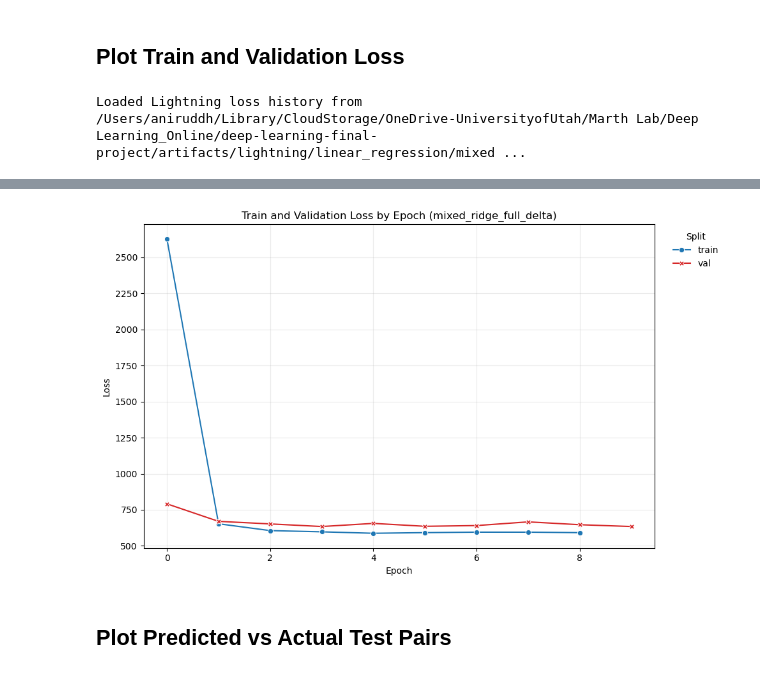
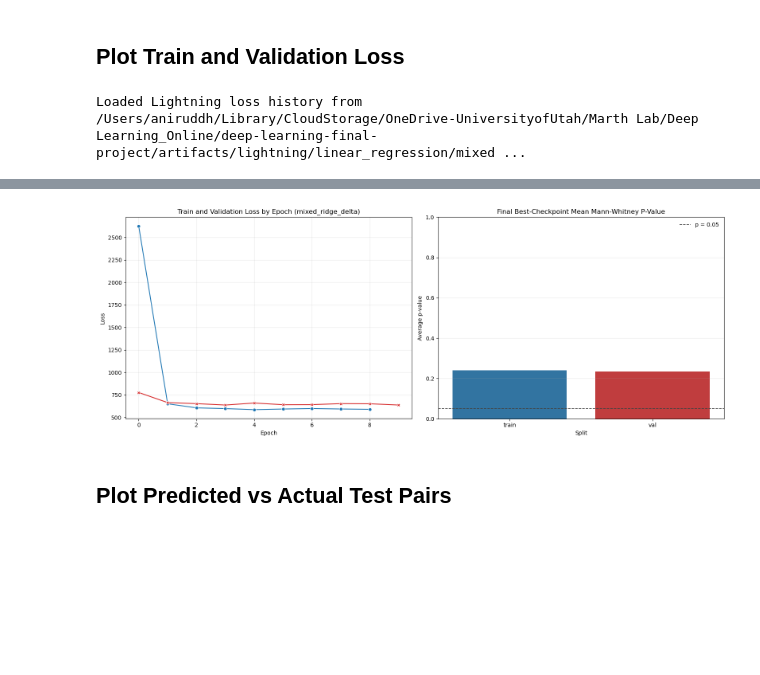
Before and after one commit to wilsonliam/deep-learning-final-project, a Jupyter notebook: Machine_Learning/4_Linear_Regression_implementatin.ipynb, the cells around one changed output, grey strips where cells are left out. Drawn from its saved outputs; the diff is of its cells as text; code cells hidden in the pictures; blank space fills up the shorter version.

```diff
--- a/Machine_Learning/4_Linear_Regression_implementatin.ipynb
+++ b/Machine_Learning/4_Linear_Regression_implementatin.ipynb
@@ -1453,15 +1432,12 @@ input_feature_dim = training_preprocessor.input_dim
 target_gene_dim = training_preprocessor.target_gene_dim
 
 ridge_model = RidgeDrugResponseModule(
-    model_variant=MODEL_VARIANT,
     input_dim=input_feature_dim,
     gene_dim=target_gene_dim,
     learning_rate=LEARNING_RATE,
     weight_decay=WEIGHT_DECAY,
     delta_mean=training_preprocessor.delta_mean,
     delta_std=training_preprocessor.delta_std,
-    pca_components=training_preprocessor.pca_components,
-    pca_mean=training_preprocessor.pca_mean,
 )
 
 prepared_train_batch = next(iter(ridge_data_module.train_eval_dataloader()))
@@ -1476,14 +1452,13 @@ if reconstructed_target_expression.shape != prepared_train_batch["baseline_expre
 model_summary_df = pd.DataFrame(
     [
         {
-            "model_variant": MODEL_VARIANT,
+            "model_family": "ridge_full",
             "input_feature_dim": int(input_feature_dim),
             "input_gene_dim": int(training_preprocessor.input_gene_dim),
             "target_gene_dim": int(target_gene_dim),
             "output_dim": int(ridge_model.output_dim),
             "trainable_parameters": count_trainable_parameters(ridge_model),
             "estimated_adamw_memory_gb": estimate_adamw_memory_gb(ridge_model),
-            "effective_target_pca_components": training_preprocessor.effective_target_pca_components,
             "treatment_feature_space": treatment_feature_space,
         }
     ]
@@ -1500,10 +1475,9 @@ prepared_batch_summary_df = pd.DataFrame(
     ]
 )
 
-if MODEL_VARIANT == "ridge_full":
-    print(
-        f"Warning: ridge_full creates {count_trainable_parameters(ridge_model):,} trainable parameters and is substantially heavier than ridge_compressed."
-    )
+print(
+    f"Ridge model creates {count_trainable_parameters(ridge_model):,} trainable parameters with input width {input_feature_dim} and target width {target_gene_dim}."
+)
 
 display(model_summary_df)
 display(prepared_batch_summary_df)
@@ -1520,7 +1494,7 @@ L.seed_everything(RANDOM_SEED, workers=True)
 
 lightning_output_dir = build_project_path(LIGHTNING_OUTPUT_DIR)
 lightning_output_dir.mkdir(parents=True, exist_ok=True)
-run_name = f"{SPLIT_MODE}_{MODEL_VARIANT}_{TARGET_MODE}"
+run_name = f"{SPLIT_MODE}_ridge_{TARGET_MODE}"
 
 csv_logger = CSVLogger(save_dir=str(lightning_output_dir), name=run_name)
 checkpoint_dir = lightning_output_dir / run_name / "checkpoints"
@@ -1570,6 +1544,7 @@ training_run_summary_df = pd.DataFrame(
             "best_val_loss": float(checkpoint_callback.best_model_score.item()),
             "logger_dir": str(csv_logger.log_dir),
             "current_epoch": int(trainer.current_epoch),
+            "run_name": run_name,
         }
     ]
 )
@@ -1661,11 +1665,28 @@ Evaluated best checkpoint from /Users/aniruddh/Library/CloudStorage/OneDrive-Uni
 # %%
 lightning_metrics_df = load_lightning_metrics_table(metrics_csv_path)
 loss_history_df = build_loss_history_table(lightning_metrics_df)
+train_val_mann_whitney_summary_df = (
+    evaluation_summary_df.loc[evaluation_summary_df["split"].isin(["train", "val"])]
+    .copy()
+    .sort_values("split", key=lambda s: s.map({"train": 0, "val": 1}), ignore_index=True)
+)
 
 print(f"Loaded Lightning loss history from {metrics_csv_path}")
 display(loss_history_df)
+display(
+    train_val_mann_whitney_summary_df[
+        [
+            "split",
+            "mann_whitney_pvalue_mean",
+            "mann_whitney_pvalue_median",
+            "mann_whitney_not_significant_fraction",
+        ]
+    ]
+)
 
-fig, ax = plt.subplots(figsize=(10, 6))
+fig, axes = plt.subplots(1, 2, figsize=(16, 6))
+loss_ax, pvalue_ax = axes
+
 sns.lineplot(
     data=loss_history_df,
     x="epoch",
@@ -1675,13 +1696,36 @@ sns.lineplot(
     markers=True,
     dashes=False,
     palette={"train": "#1f77b4", "val": "#d62728"},
-    ax=ax,
+    ax=loss_ax,
 )
-ax.set_title(f"Train and Validation Loss by Epoch ({run_name})")
-ax.set_xlabel("Epoch")
-ax.set_ylabel("Loss")
-ax.grid(True, alpha=0.25)
-sns.move_legend(ax, "upper left", bbox_to_anchor=(1.02, 1), frameon=False, title="Split")
+loss_ax.set_title(f"Train and Validation Loss by Epoch ({run_name})")
+loss_ax.set_xlabel("Epoch")
+loss_ax.set_ylabel("Loss")
+loss_ax.grid(True, alpha=0.25)
+legend = loss_ax.get_legend()
+if legend is not None:
+    legend.remove()
+
+sns.barplot(
+    data=train_val_mann_whitney_summary_df,
+    x="split",
+    y="mann_whitney_pvalue_mean",
+    hue="split",
+    order=["train", "val"],
+    hue_order=["train", "val"],
+    palette={"train": "#1f77b4", "val": "#d62728"},
+    dodge=False,
+    legend=False,
+    ax=pvalue_ax,
+)
+pvalue_ax.axhline(0.05, color="#444444", linestyle="--", linewidth=1.2, label="p = 0.05")
+pvalue_ax.set_title("Final Best-Checkpoint Mean Mann-Whitney P-Value")
+pvalue_ax.set_xlabel("Split")
+pvalue_ax.set_ylabel("Average p-value")
+pvalue_ax.set_ylim(0, max(1.0, float(train_val_mann_whitney_summary_df["mann_whitney_pvalue_mean"].max()) * 1.1))
+pvalue_ax.grid(True, axis="y", alpha=0.25)
+pvalue_ax.legend(frameon=False, loc="upper right")
+
 fig.tight_layout()
 plt.show()
 # %% [output]
@@ -1706,4 +1753,4 @@ Loaded Lightning loss history from /Users/aniruddh/Library/CloudStorage/OneDrive
-[figure, old version]
+[figure, new version]
 # %% [markdown]
 ## Plot Predicted vs Actual Test Pairs
 # %%
```
Also changed, not shown: parts of 11 cells of this notebook, 1 other file.
